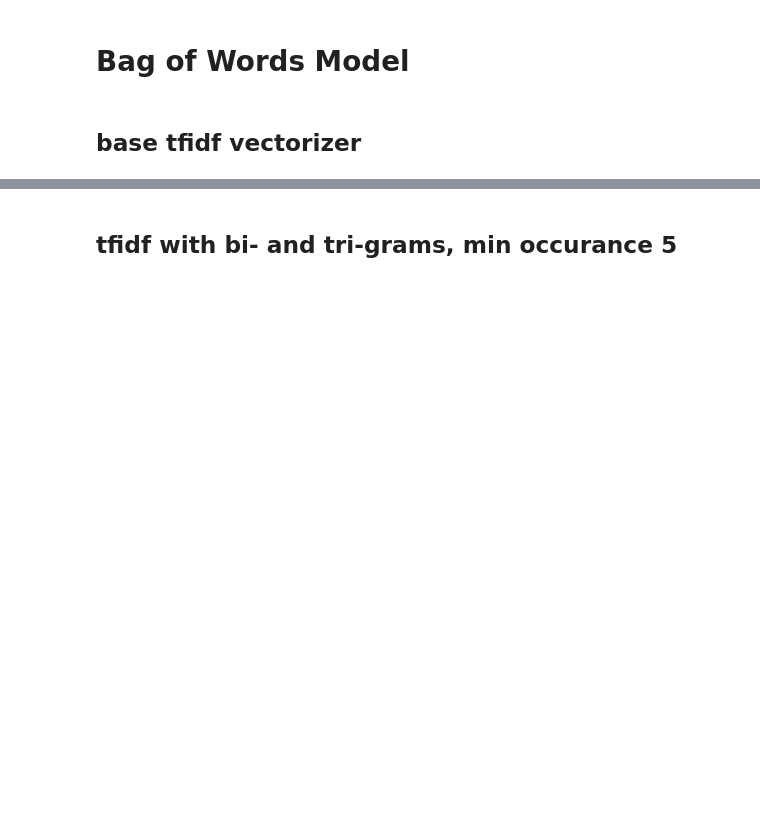
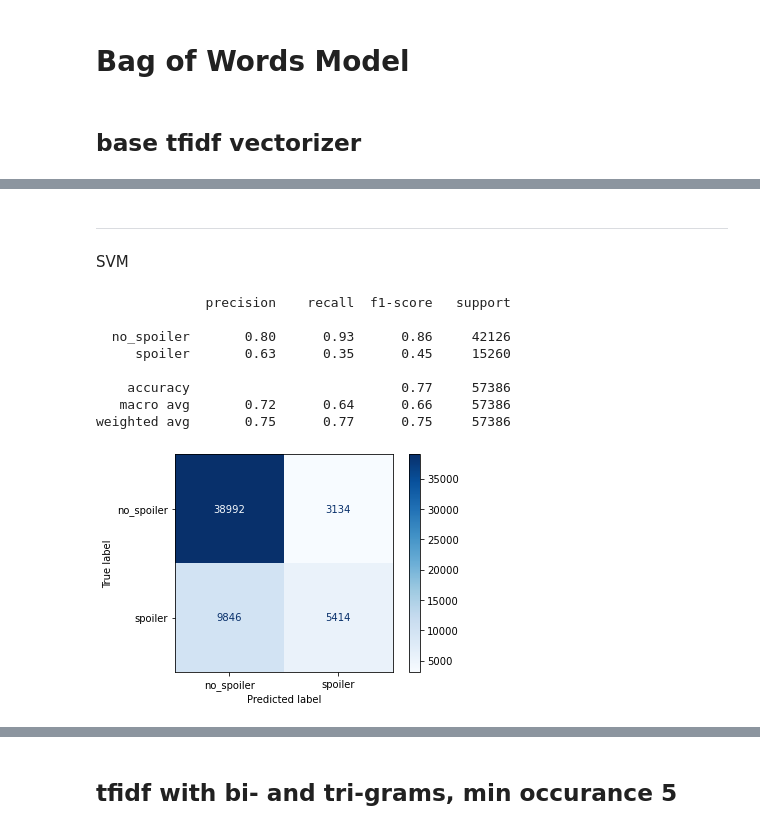
Before and after one commit to brtracy/capstone_project, a Jupyter notebook: spoiler-y.ipynb, the cells around one changed output, grey strips where cells are left out. Saved outputs shown, nothing was run; the diff lists cells and outputs as text; code cells hidden in the pictures; blank space fills up the shorter version.

```diff
--- a/spoiler-y.ipynb
+++ b/spoiler-y.ipynb
@@ -302,0 +480,24 @@ merged_df['is_spoiler'] = merged_df.is_spoiler.astype(int)
+# %%
+# def non_english_review(df):
+#     review = df.review_text
+#     if detect(review) != 'en':
+#         return 1
+#     else:
+#         return 0
+
+# this takes about an hour and a half
+# merged_df['non_english_review'] = merged_df.apply(non_english_review, axis=1)
+
+# pulling the index values of those entries with non-english reviews
+# non_english_reviews = list(merged_df[merged_df.non_english_review == 1].index)
+# going to save this to a pickle file to load later for removing these reviews instead of processing
+# each time
+# with open('non_english_reviews.pkl', 'wb') as f:
+#     pickle.dump(non_english_reviews, f)
+
+# load the saved list of indicies
+with open('non_english_reviews.pkl', 'rb') as f:
+    non_english_reviews = pickle.load(f)
+
+# look at how many non-english reviews we have
+print(f"Number of non-english reviews: {len(non_english_reviews)}")
@@ -302,0 +510,3 @@ merged_df['is_spoiler'] = merged_df.is_spoiler.astype(int)
+# %%
+merged_df.drop(non_english_reviews, inplace=True)
+merged_df.reset_index(drop=True, inplace=True)
@@ -446,9 +812,9 @@ params = {
 clf = SGDClassifier(max_iter=1000)
 grid = GridSearchCV(clf, param_grid=params, cv=10, n_jobs=-1)
 
-grid.fit(X_train, y_train)
+# grid.fit(X_train, y_train)
 
-print(grid.best_params_)
+# print(grid.best_params_)
 # %% [markdown]
 Best params were:
 - alpha: 0.0001
@@ -482,0 +867,7 @@ summary_df = pd.read_parquet('./data/plot_summary.parquet')
+# %%
+with open('non_english_reviews.pkl', 'rb') as f:
+    non_english_reviews = pickle.load(f)
+
+# dropping non english reviews
+review_df.drop(non_english_reviews, axis=0, inplace=True)
+review_df.reset_index(drop=True, inplace=True)
@@ -696,0 +1062,18 @@ weighted avg       0.76      0.78      0.76     57391
+# %% [markdown]
+________
+SVM
+# %%
+# instantiate SVM model
+svm_v1 = LinearSVC(random_state=42)
+# fit, predict and report with helper function
+fitpredreport(svm_v1)
+# %% [output]
+              precision    recall  f1-score   support
+
+  no_spoiler       0.80      0.93      0.86     42126
+     spoiler       0.63      0.35      0.45     15260
+
+    accuracy                           0.77     57386
+   macro avg       0.72      0.64      0.66     57386
+weighted avg       0.75      0.77      0.75     57386
+[figure, added]
```
Also changed, not shown: parts of 135 cells of this notebook, 5 other files.
